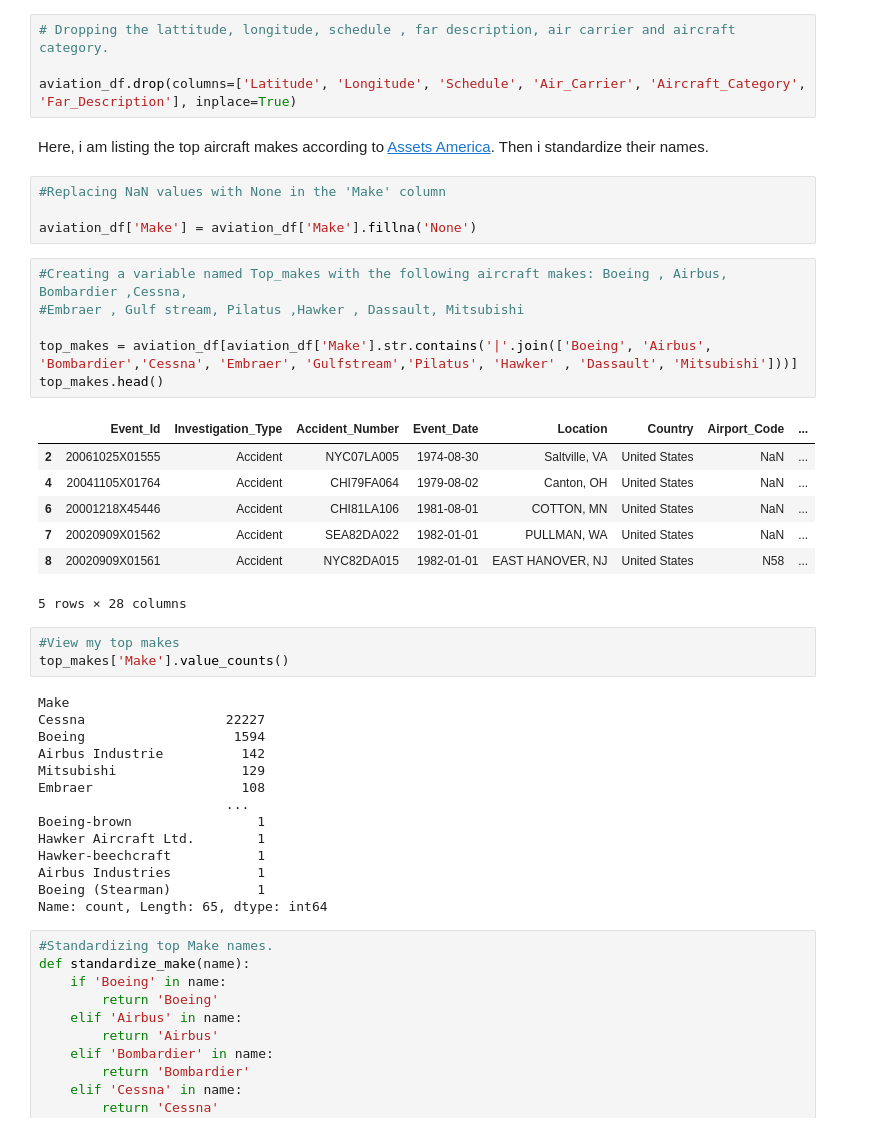
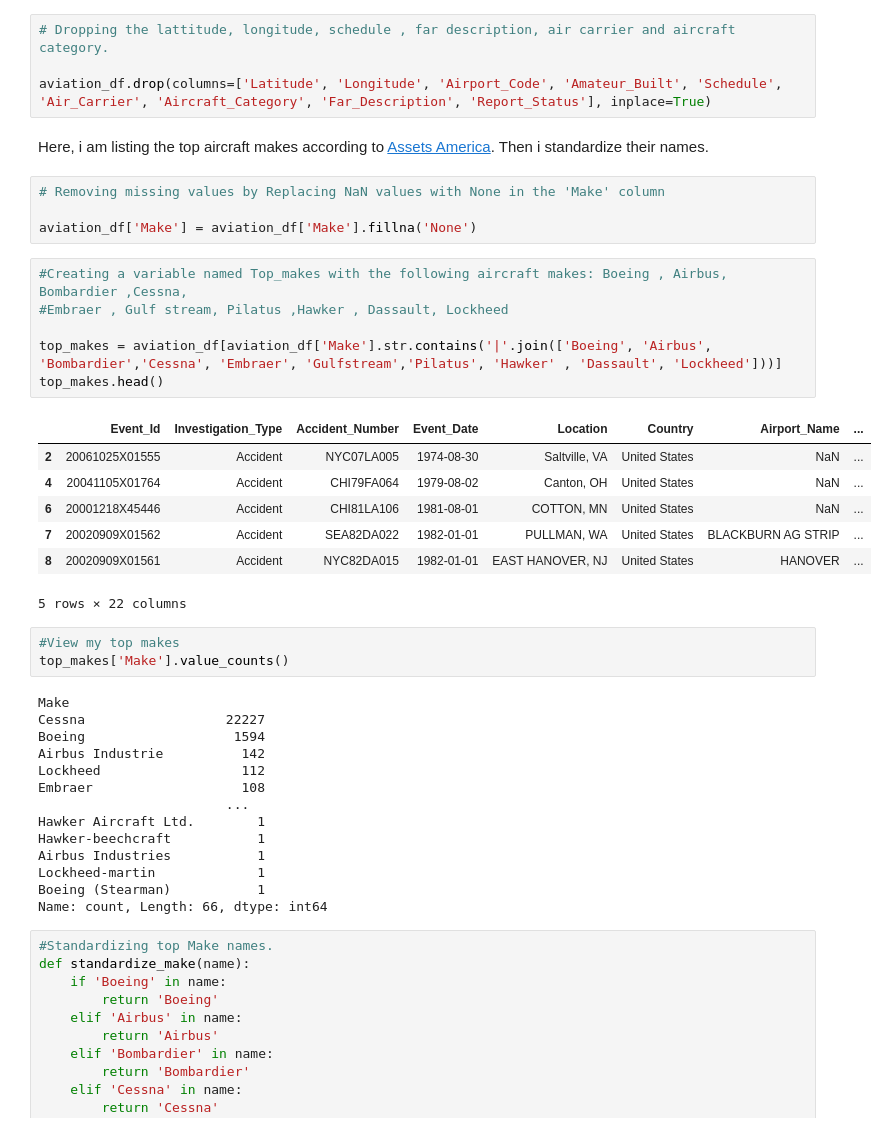
Before and after one commit to Nkatha-Imanene/AVIATION-PROJECT, a Jupyter notebook: index.ipynb, the cells around one changed output. Saved outputs shown, nothing was run; the diff lists cells and outputs as text.

```diff
--- a/index.ipynb
+++ b/index.ipynb
@@ -133,27 +137,27 @@ Index(['Event_Id', 'Investigation_Type', 'Accident_Number', 'Event_Date',
 # %%
 # Dropping the lattitude, longitude, schedule , far description, air carrier and aircraft category.
 
-aviation_df.drop(columns=['Latitude', 'Longitude', 'Schedule', 'Air_Carrier', 'Aircraft_Category', 'Far_Description'], inplace=True)
+aviation_df.drop(columns=['Latitude', 'Longitude', 'Airport_Code', 'Amateur_Built', 'Schedule', 'Air_Carrier', 'Aircraft_Category', 'Far_Description', 'Report_Status'], inplace=True)
 # %% [markdown]
 Here, i am listing the top aircraft makes according to [Assets America](https://assetsamerica.com/aircraft-manufacturers/). Then i standardize their names.
 # %%
-#Replacing NaN values with None in the 'Make' column
+# Removing missing values by Replacing NaN values with None in the 'Make' column
 
 aviation_df['Make'] = aviation_df['Make'].fillna('None')
 # %%
 #Creating a variable named Top_makes with the following aircraft makes: Boeing , Airbus, Bombardier ,Cessna,
-#Embraer , Gulf stream, Pilatus ,Hawker , Dassault, Mitsubishi
+#Embraer , Gulf stream, Pilatus ,Hawker , Dassault, Lockheed
 
-top_makes = aviation_df[aviation_df['Make'].str.contains('|'.join(['Boeing', 'Airbus', 'Bombardier','Cessna', 'Embraer', 'Gulfstream','Pilatus', 'Hawker' , 'Dassault', 'Mitsubishi']))]
+top_makes = aviation_df[aviation_df['Make'].str.contains('|'.join(['Boeing', 'Airbus', 'Bombardier','Cessna', 'Embraer', 'Gulfstream','Pilatus', 'Hawker' , 'Dassault', 'Lockheed']))]
 top_makes.head()
 # %% [output]
-|  | Event_Id | Investigation_Type | Accident_Number | Event_Date | Location | Country | Airport_Code | ... |
+|  | Event_Id | Investigation_Type | Accident_Number | Event_Date | Location | Country | Airport_Name | ... |
 | 2 | 20061025X01555 | Accident | NYC07LA005 | 1974-08-30 | Saltville, VA | United States | NaN | ... |
 | 4 | 20041105X01764 | Accident | CHI79FA064 | 1979-08-02 | Canton, OH | United States | NaN | ... |
 | 6 | 20001218X45446 | Accident | CHI81LA106 | 1981-08-01 | COTTON, MN | United States | NaN | ... |
-| 7 | 20020909X01562 | Accident | SEA82DA022 | 1982-01-01 | PULLMAN, WA | United States | NaN | ... |
-| 8 | 20020909X01561 | Accident | NYC82DA015 | 1982-01-01 | EAST HANOVER, NJ | United States | N58 | ... |
+| 7 | 20020909X01562 | Accident | SEA82DA022 | 1982-01-01 | PULLMAN, WA | United States | BLACKBURN AG STRIP | ... |
+| 8 | 20020909X01561 | Accident | NYC82DA015 | 1982-01-01 | EAST HANOVER, NJ | United States | HANOVER | ... |
-5 rows × 28 columns
+5 rows × 22 columns
 # %%
 #View my top makes
 top_makes['Make'].value_counts()
@@ -162,15 +166,15 @@ Make
 Cessna                  22227
 Boeing                   1594
 Airbus Industrie          142
-Mitsubishi                129
+Lockheed                  112
 Embraer                   108
                         ...
-Boeing-brown                1
 Hawker Aircraft Ltd.        1
 Hawker-beechcraft           1
 Airbus Industries           1
+Lockheed-martin             1
 Boeing (Stearman)           1
-Name: count, Length: 65, dtype: int64
+Name: count, Length: 66, dtype: int64
 # %%
 #Standardizing top Make names.
 def standardize_make(name):
```
Also changed, not shown: parts of 13 cells of this notebook.
